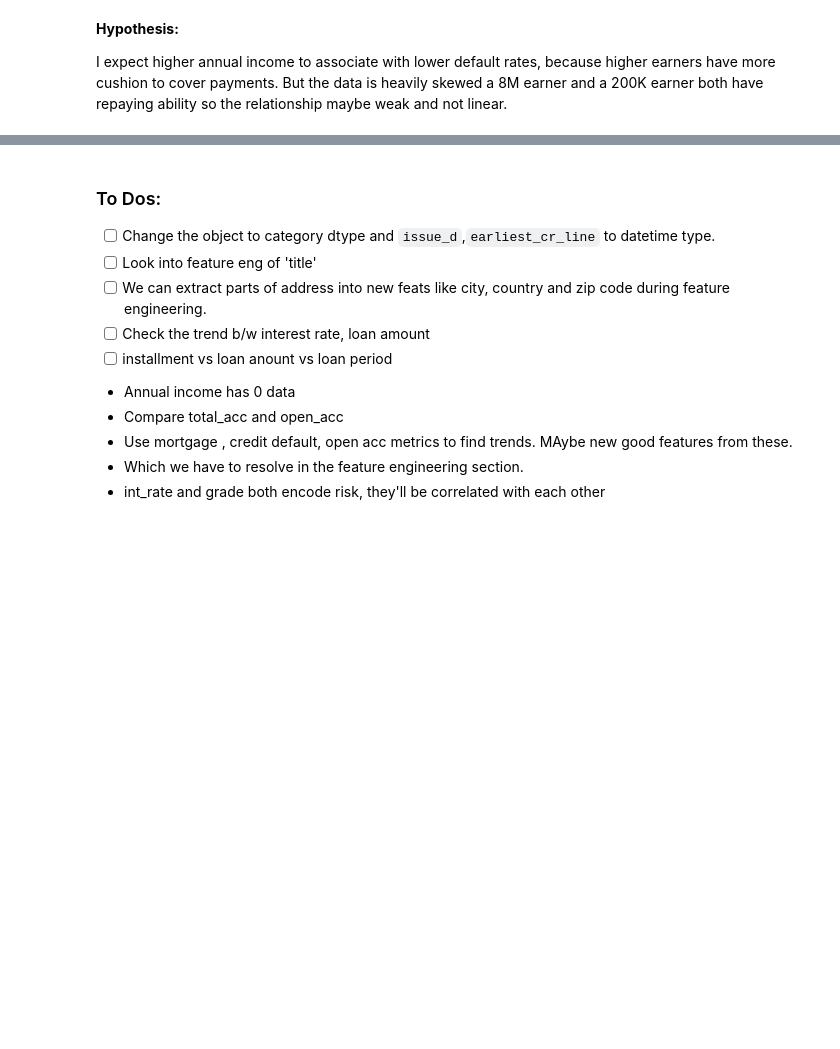
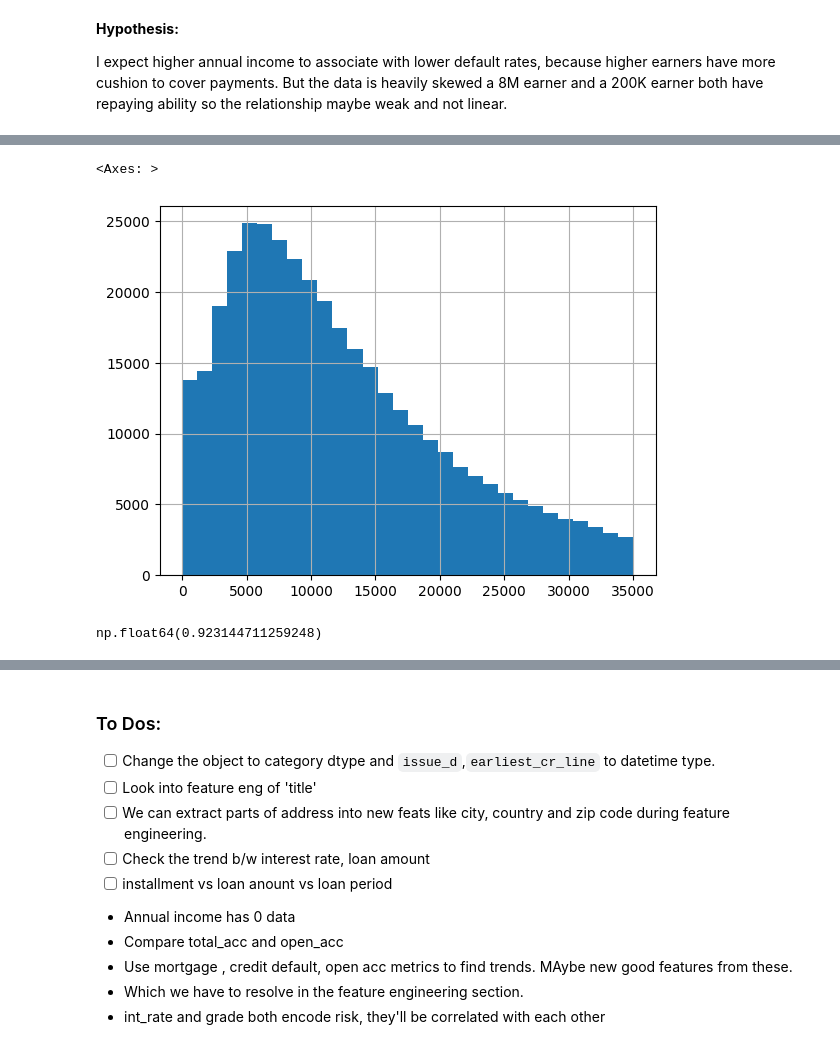
Before and after one commit to samrat-rm/Brain-Cache, a Jupyter notebook: LoanTap_Logistic_Regression.ipynb, the cells around one changed output, grey strips where cells are left out. Saved outputs shown, nothing was run; the diff lists cells and outputs as text; code cells hidden in the pictures; blank space fills up the shorter version.

```diff
--- a/LoanTap_Logistic_Regression.ipynb
+++ b/LoanTap_Logistic_Regression.ipynb
@@ -588,0 +798,9 @@ df['installment'].hist(bins=30)
+# %%
+revol_bal.hist(bins=30)
+# %% [output]
+<Axes: >
+[figure, added]
+# %%
+(df['revol_bal'] < 35000 ).sum() / df.shape[0]
+# %% [output]
+np.float64(0.923144711259248)
```
Also changed, not shown: parts of 164 cells of this notebook.
